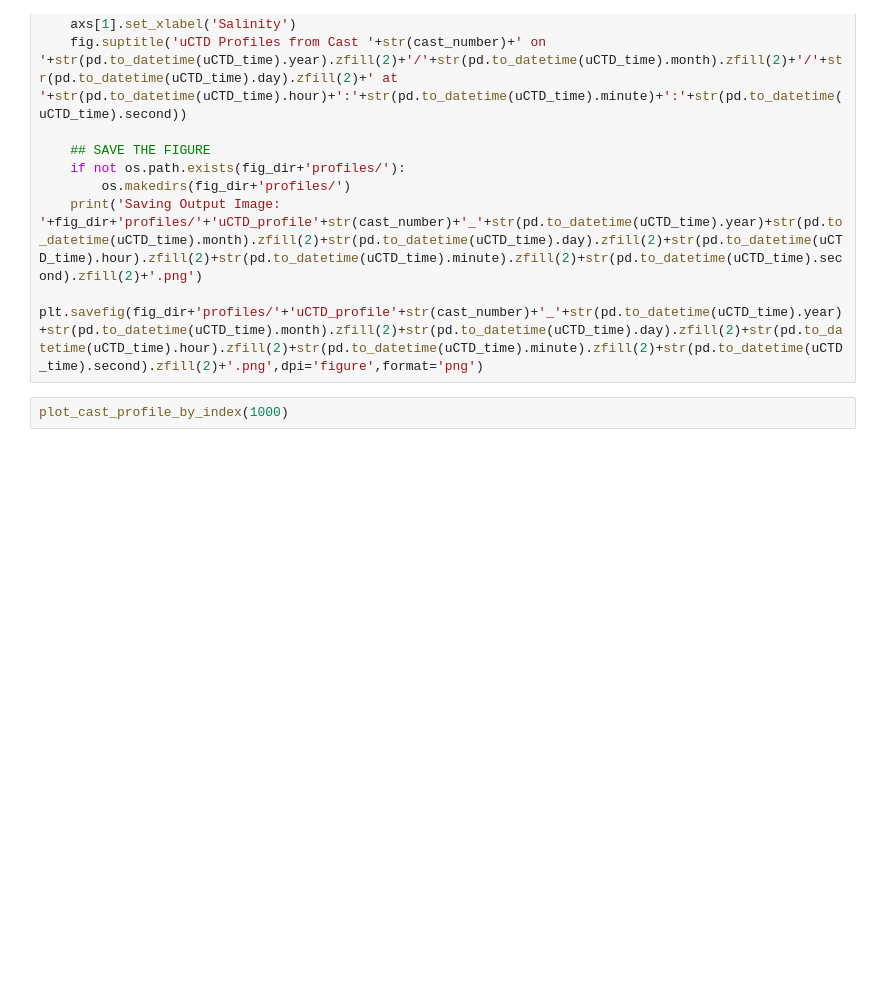
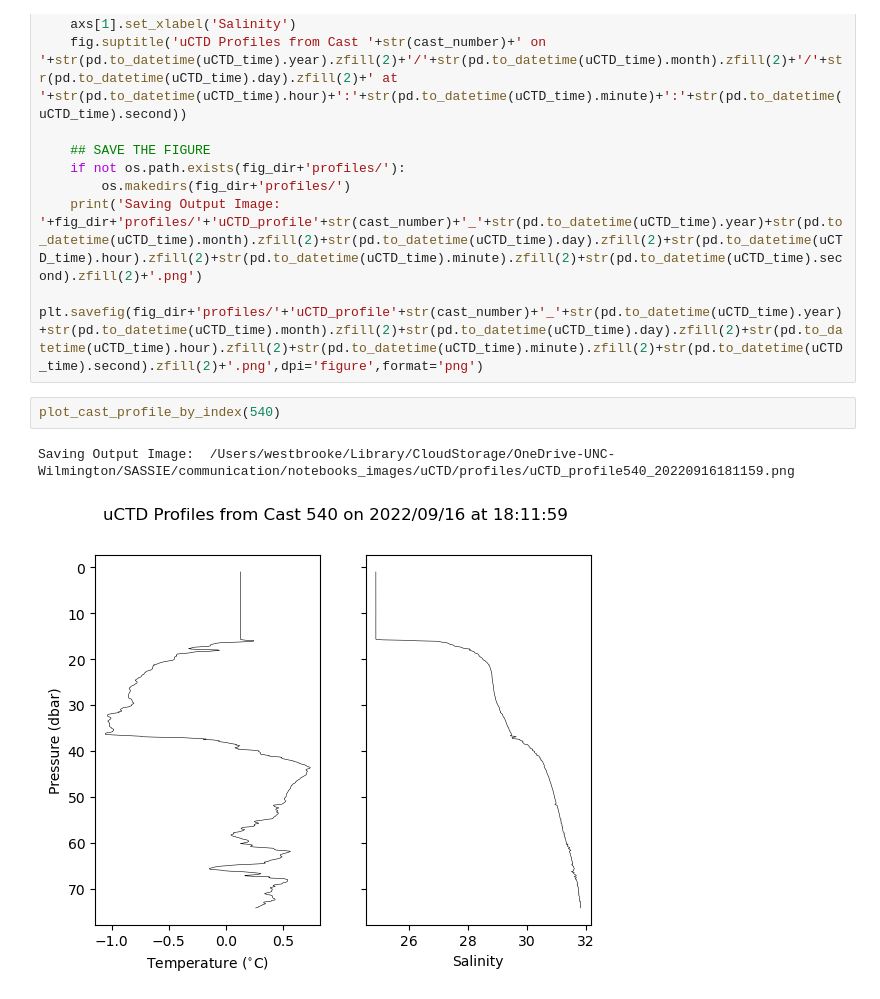
Before and after one commit to NASA-SASSIE/data-vis, a Jupyter notebook: SASSIE_uCTD.ipynb, the cells around one changed output. Cells and saved outputs as stored; diff of their text form; blank space fills up the shorter version.

```diff
--- a/SASSIE_uCTD.ipynb
+++ b/SASSIE_uCTD.ipynb
@@ -237,4 +237,7 @@ def plot_cast_profile_by_index(cast_number):
     print('Saving Output Image:  '+fig_dir+'profiles/'+'uCTD_profile'+str(cast_number)+'_'+str(pd.to_datetime(uCTD_time).year)+str(pd.to_datetime(uCTD_time).month).zfill(2)+str(pd.to_datetime(uCTD_time).day).zfill(2)+str(pd.to_datetime(uCTD_time).hour).zfill(2)+str(pd.to_datetime(uCTD_time).minute).zfill(2)+str(pd.to_datetime(uCTD_time).second).zfill(2)+'.png')
     plt.savefig(fig_dir+'profiles/'+'uCTD_profile'+str(cast_number)+'_'+str(pd.to_datetime(uCTD_time).year)+str(pd.to_datetime(uCTD_time).month).zfill(2)+str(pd.to_datetime(uCTD_time).day).zfill(2)+str(pd.to_datetime(uCTD_time).hour).zfill(2)+str(pd.to_datetime(uCTD_time).minute).zfill(2)+str(pd.to_datetime(uCTD_time).second).zfill(2)+'.png',dpi='figure',format='png')
 # %%
-plot_cast_profile_by_index(1000)
+plot_cast_profile_by_index(540)
+# %% [output]
+Saving Output Image:  /Users/westbrooke/Library/CloudStorage/OneDrive-UNC-Wilmington/SASSIE/communication/notebooks_images/uCTD/profiles/uCTD_profile540_20220916181159.png
+[figure, added]
```
Also changed, not shown: parts of 1 cell of this notebook, 1 other file.
